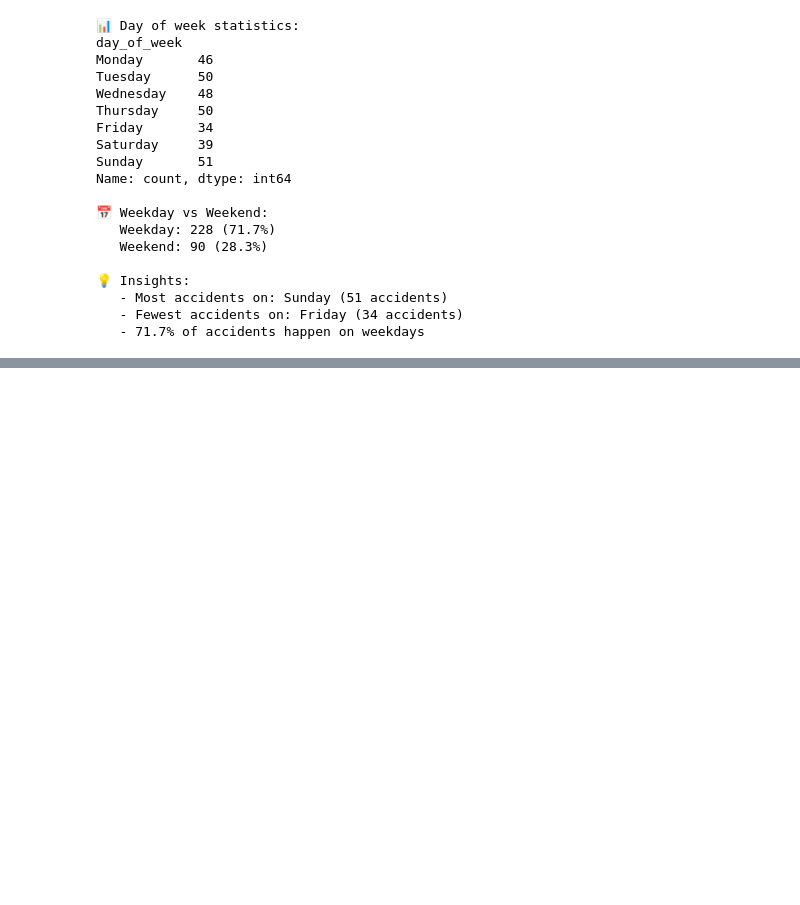
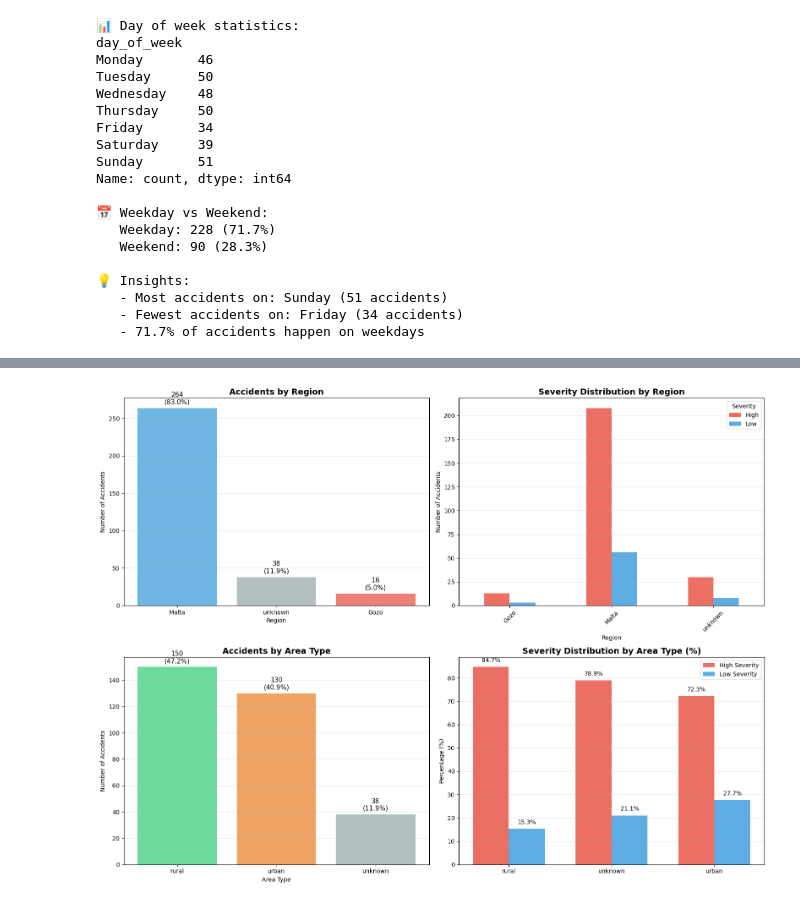
Before and after one commit to MLTeam11/Malta-Traffic-Accident-ML, a Jupyter notebook: notebooks/2_exploratory_analysis.ipynb, the cells around one changed output, grey strips where cells are left out. Cells and saved outputs as stored; diff of their text form; code cells hidden in the pictures; blank space fills up the shorter version.

```diff
--- a/notebooks/2_exploratory_analysis.ipynb
+++ b/notebooks/2_exploratory_analysis.ipynb
@@ -391,0 +643,82 @@ Name: count, dtype: int64
+# %%
+# GEOGRAPHIC PATTERNS
+
+print("="*70)
+print("GEOGRAPHIC ANALYSIS")
+print("="*70)
+
+fig, axes = plt.subplots(2, 2, figsize=(16, 12))
+
+# Plot 1: Malta vs Gozo - Total Accidents
+region_counts = df['region'].value_counts()
+colors_region = ['#3498db', '#95a5a6', '#e74c3c']
+axes[0, 0].bar(region_counts.index, region_counts.values, color=colors_region, alpha=0.7)
+axes[0, 0].set_title('Accidents by Region', fontsize=14, fontweight='bold')
+axes[0, 0].set_xlabel('Region')
+axes[0, 0].set_ylabel('Number of Accidents')
+axes[0, 0].grid(axis='y', alpha=0.3)
+
+# Add counts
+for i, (region, count) in enumerate(region_counts.items()):
+    pct = count / len(df) * 100
+    axes[0, 0].text(i, count + 5, f'{count}\n({pct:.1f}%)', ha='center', fontsize=11)
+
+# Plot 2: Severity by Region
+region_severity = pd.crosstab(df['region'], df['severity_binary'])
+region_severity.plot(kind='bar', stacked=False, ax=axes[0, 1],
+                     color=['#e74c3c', '#3498db'], alpha=0.8)
+axes[0, 1].set_title('Severity Distribution by Region', fontsize=14, fontweight='bold')
+axes[0, 1].set_xlabel('Region')
+axes[0, 1].set_ylabel('Number of Accidents')
+axes[0, 1].legend(title='Severity', labels=['High', 'Low'])
+axes[0, 1].tick_params(axis='x', rotation=45)
+axes[0, 1].grid(axis='y', alpha=0.3)
+
+# Plot 3: Urban vs Rural
+area_counts = df['area_type'].value_counts()
+colors_area = ['#2ecc71', '#e67e22', '#95a5a6']
+axes[1, 0].bar(area_counts.index, area_counts.values, color=colors_area, alpha=0.7)
+axes[1, 0].set_title('Accidents by Area Type', fontsize=14, fontweight='bold')
+axes[1, 0].set_xlabel('Area Type')
+axes[1, 0].set_ylabel('Number of Accidents')
+axes[1, 0].grid(axis='y', alpha=0.3)
+
+# Add counts
+for i, (area, count) in enumerate(area_counts.items()):
+    pct = count / len(df) * 100
+    axes[1, 0].text(i, count + 3, f'{count}\n({pct:.1f}%)', ha='center', fontsize=11)
+
+# Plot 4: Severity by Area Type
+area_severity = pd.crosstab(df['area_type'], df['severity_binary'], normalize='index') * 100
+area_labels = area_severity.index.tolist()
+
+x = np.arange(len(area_labels))
+width = 0.35
+
+high_area = area_severity['high'].values
+low_area = area_severity['low'].values
+
+axes[1, 1].bar(x - width/2, high_area, width, label='High Severity', color='#e74c3c', alpha=0.8)
+axes[1, 1].bar(x + width/2, low_area, width, label='Low Severity', color='#3498db', alpha=0.8)
+axes[1, 1].set_title('Severity Distribution by Area Type (%)', fontsize=14, fontweight='bold')
+axes[1, 1].set_ylabel('Percentage (%)')
+axes[1, 1].set_xticks(x)
+axes[1, 1].set_xticklabels(area_labels)
+axes[1, 1].legend()
+axes[1, 1].grid(axis='y', alpha=0.3)
+
+# Add percentage labels
+for i, (h, l) in enumerate(zip(high_area, low_area)):
+    axes[1, 1].text(i - width/2, h + 2, f'{h:.1f}%', ha='center', fontsize=10)
+    axes[1, 1].text(i + width/2, l + 2, f'{l:.1f}%', ha='center', fontsize=10)
+
+plt.tight_layout()
+plt.savefig('../outputs/figures/geographic_analysis.png', dpi=300, bbox_inches='tight')
+plt.show()
+
+print("\n💡 Geographic Insights:")
+print(f"   - Malta: {region_counts.get('Malta', 0)} accidents")
+print(f"   - Gozo: {region_counts.get('Gozo', 0)} accidents")
+print(f"   - Rural: {area_counts.get('rural', 0)} accidents ({area_counts.get('rural', 0)/len(df)*100:.1f}%)")
+print(f"   - Urban: {area_counts.get('urban', 0)} accidents ({area_counts.get('urban', 0)/len(df)*100:.1f}%)")
+# %% [output]
@@ -391,0 +728 @@ Name: count, dtype: int64
+[figure, added]
```
Also changed, not shown: parts of 8 cells of this notebook, 5 other files.
